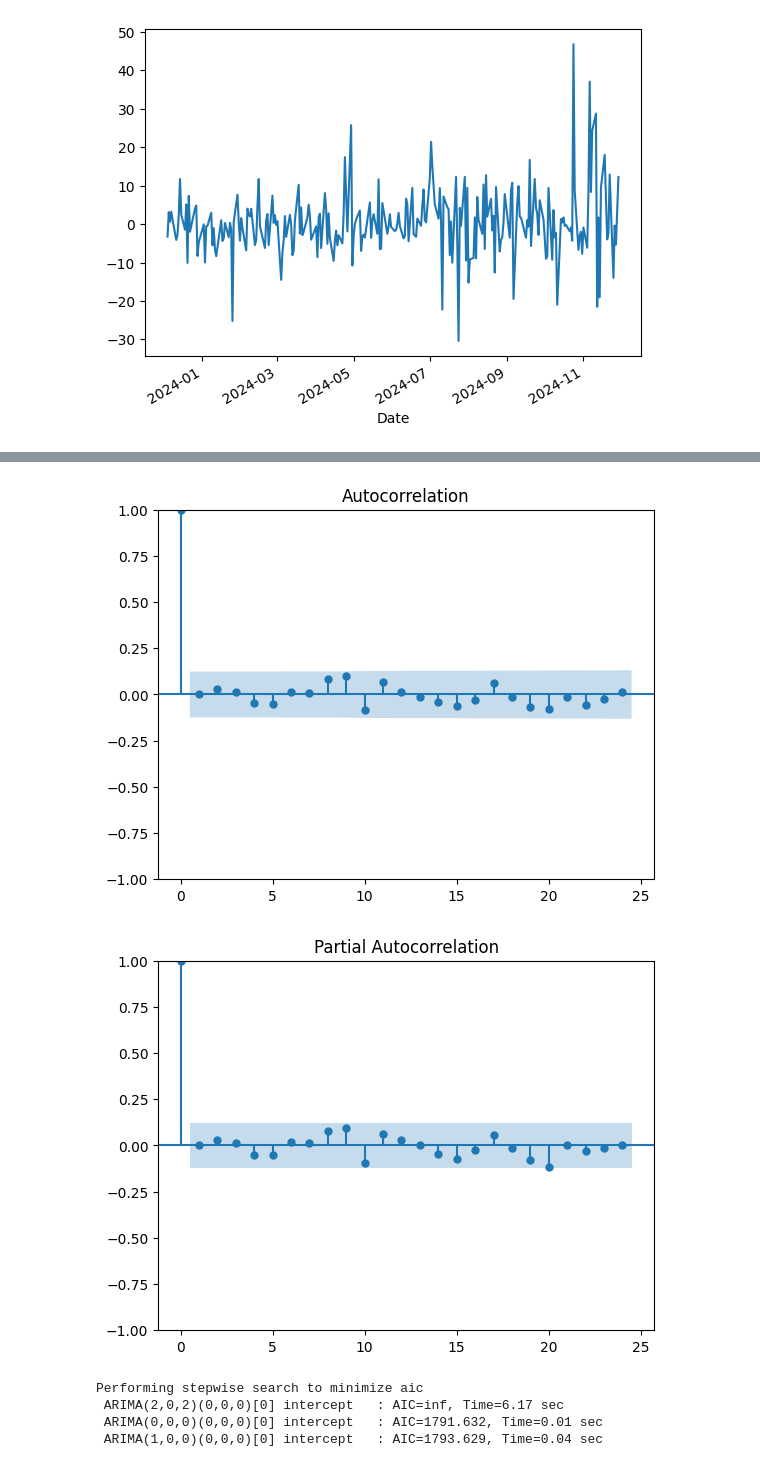
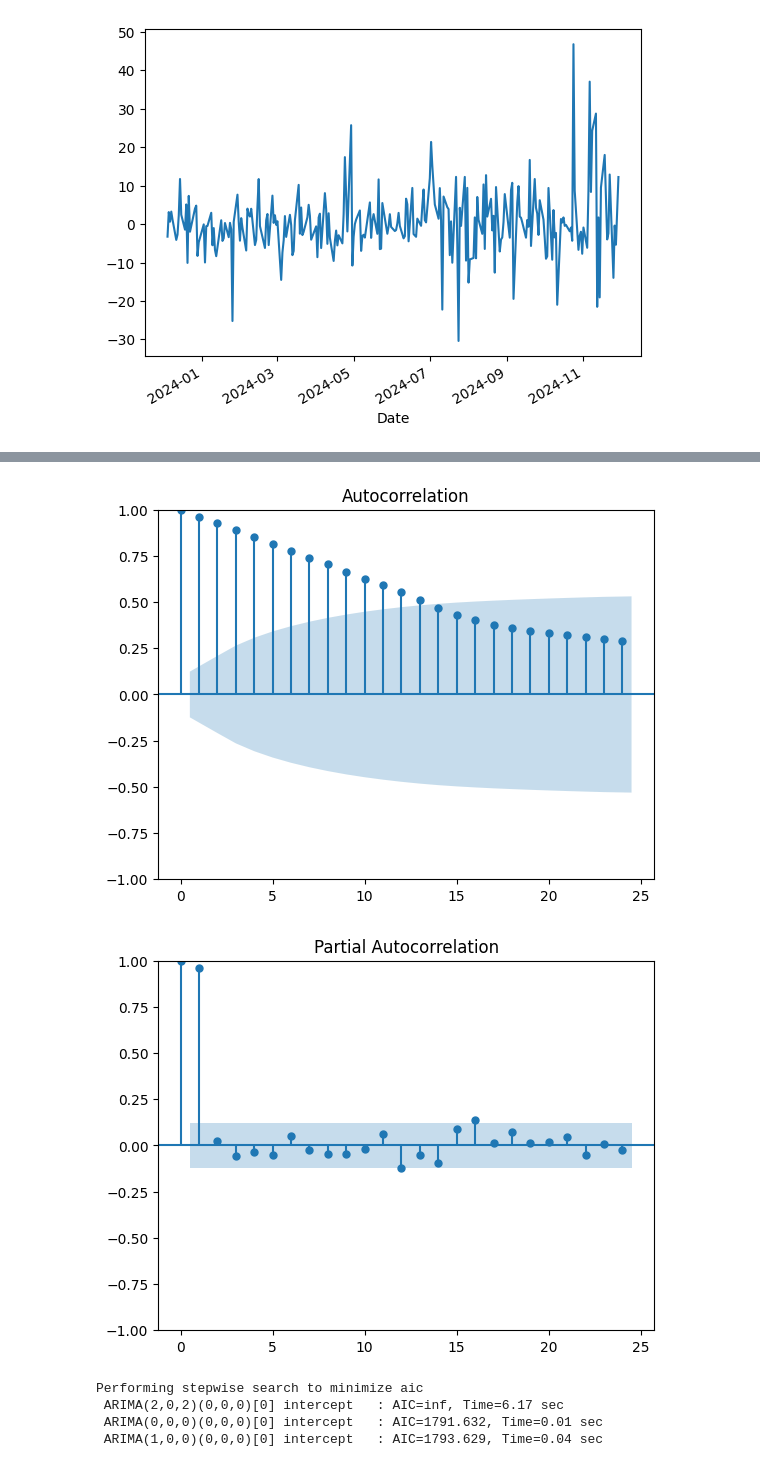
Before and after one commit to Prerana-walvekar/Python, a Jupyter notebook: TSLA ARIMA.ipynb, the cells around one changed output, grey strips where cells are left out. Saved outputs shown, nothing was run; the diff lists cells and outputs as text; code cells hidden in the pictures.

```diff
--- a/TSLA ARIMA.ipynb
+++ b/TSLA ARIMA.ipynb
@@ -191,3 +191,6 @@ df['First Difference'].dropna().plot()
 # %% [output]
 <Axes: xlabel='Date'>
 [figure]
+# %%
+df['Second Difference'] = df['First Difference']-df['First Difference'].shift(1)
+df
@@ -194,9 +213,9 @@ df['First Difference'].dropna().plot()
 # %%
-acf = plot_acf(df["First Difference"].dropna())
-pacf = plot_pacf(df["First Difference"].dropna())
+acf = plot_acf(df["Close"].dropna())
+pacf = plot_pacf(df["Close"].dropna())
 # %% [output]
-[figure, old version]
+[figure, new version]
-[figure, old version]
+[figure, new version]
 # %%
 step = auto_arima(df['First Difference'].dropna(),trace=True,suppress_warnings=True)
 step.summary()
```
Also changed, not shown: parts of 8 cells of this notebook.
